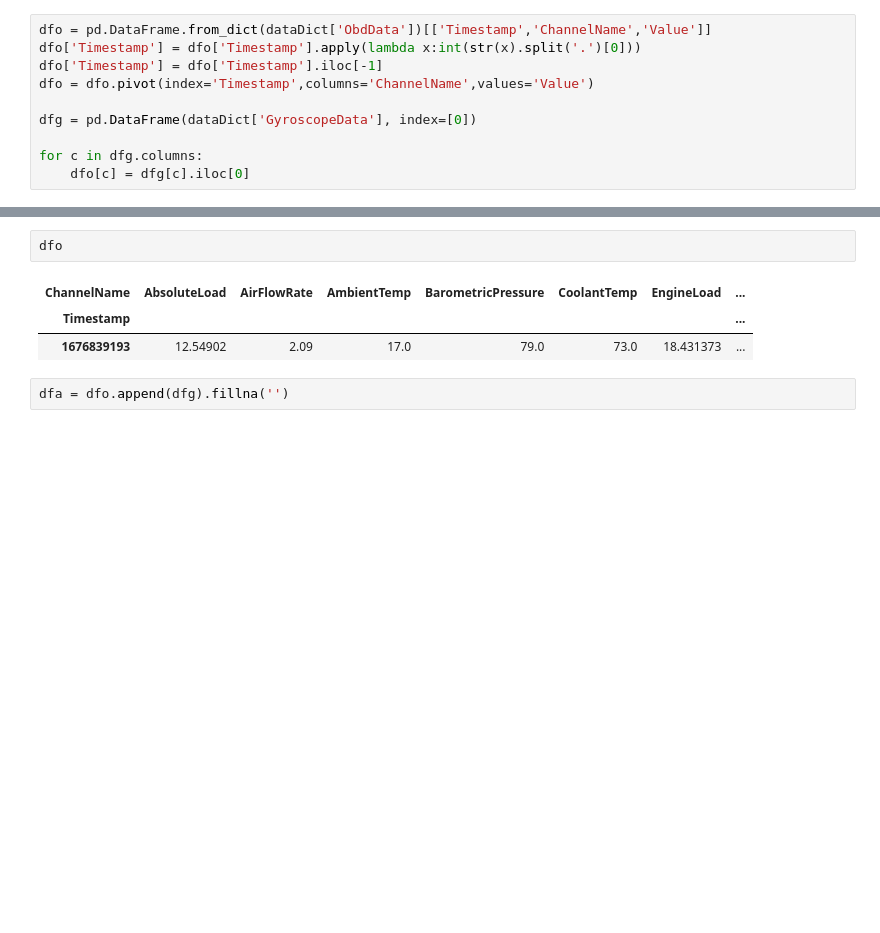
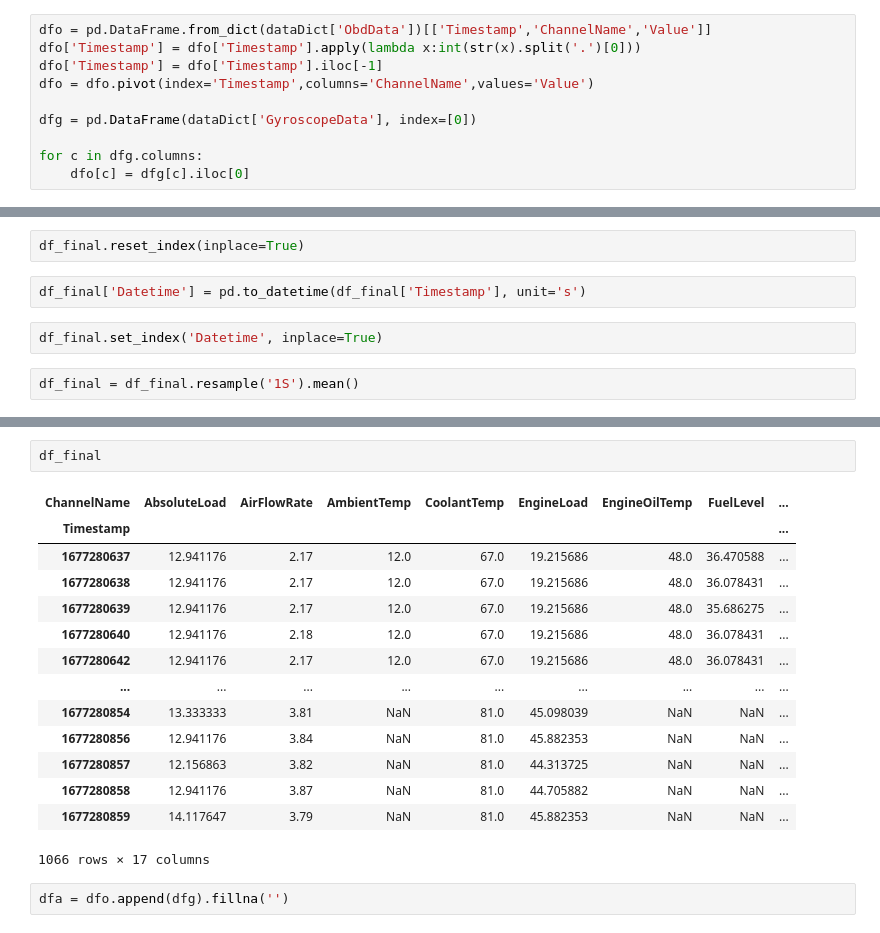
Before and after one commit to ortunoa/DigitalTwinOBDII, a Jupyter notebook: ParseMessages.ipynb, the cells around one changed output, grey strips where cells are left out. Saved outputs shown, nothing was run; the diff lists cells and outputs as text; blank space fills up the shorter version.

```diff
--- a/ParseMessages.ipynb
+++ b/ParseMessages.ipynb
@@ -69,0 +66,8 @@ Failed with: 502
+# %%
+df_final.reset_index(inplace=True)
+# %%
+df_final['Datetime'] = pd.to_datetime(df_final['Timestamp'], unit='s')
+# %%
+df_final.set_index('Datetime', inplace=True)
+# %%
+df_final = df_final.resample('1S').mean()
@@ -141,10 +155,21 @@ pd.concat([dfo, dfg], axis=1, ignore_index=True)
 | 0 | NaN | NaN | NaN | NaN | NaN | NaN | NaN | NaN | NaN | NaN | NaN | ... |
 # %%
-dfo
+df_final
 # %% [output]
-| ChannelName | AbsoluteLoad | AirFlowRate | AmbientTemp | BarometricPressure | CoolantTemp | EngineLoad | ... |
-| Timestamp |  |  |  |  |  |  | ... |
-| 1676839193 | 12.54902 | 2.09 | 17.0 | 79.0 | 73.0 | 18.431373 | ... |
+| ChannelName | AbsoluteLoad | AirFlowRate | AmbientTemp | CoolantTemp | EngineLoad | EngineOilTemp | FuelLevel | ... |
+| Timestamp |  |  |  |  |  |  |  | ... |
+| 1677280637 | 12.941176 | 2.17 | 12.0 | 67.0 | 19.215686 | 48.0 | 36.470588 | ... |
+| 1677280638 | 12.941176 | 2.17 | 12.0 | 67.0 | 19.215686 | 48.0 | 36.078431 | ... |
+| 1677280639 | 12.941176 | 2.17 | 12.0 | 67.0 | 19.215686 | 48.0 | 35.686275 | ... |
+| 1677280640 | 12.941176 | 2.18 | 12.0 | 67.0 | 19.215686 | 48.0 | 36.078431 | ... |
+| 1677280642 | 12.941176 | 2.17 | 12.0 | 67.0 | 19.215686 | 48.0 | 36.078431 | ... |
+| ... | ... | ... | ... | ... | ... | ... | ... | ... |
+| 1677280854 | 13.333333 | 3.81 | NaN | 81.0 | 45.098039 | NaN | NaN | ... |
+| 1677280856 | 12.941176 | 3.84 | NaN | 81.0 | 45.882353 | NaN | NaN | ... |
+| 1677280857 | 12.156863 | 3.82 | NaN | 81.0 | 44.313725 | NaN | NaN | ... |
+| 1677280858 | 12.941176 | 3.87 | NaN | 81.0 | 44.705882 | NaN | NaN | ... |
+| 1677280859 | 14.117647 | 3.79 | NaN | 81.0 | 45.882353 | NaN | NaN | ... |
+1066 rows × 17 columns
 # %%
 dfa = dfo.append(dfg).fillna('')
 # %%
```
Also changed, not shown: parts of 30 cells of this notebook, 8 other files.
